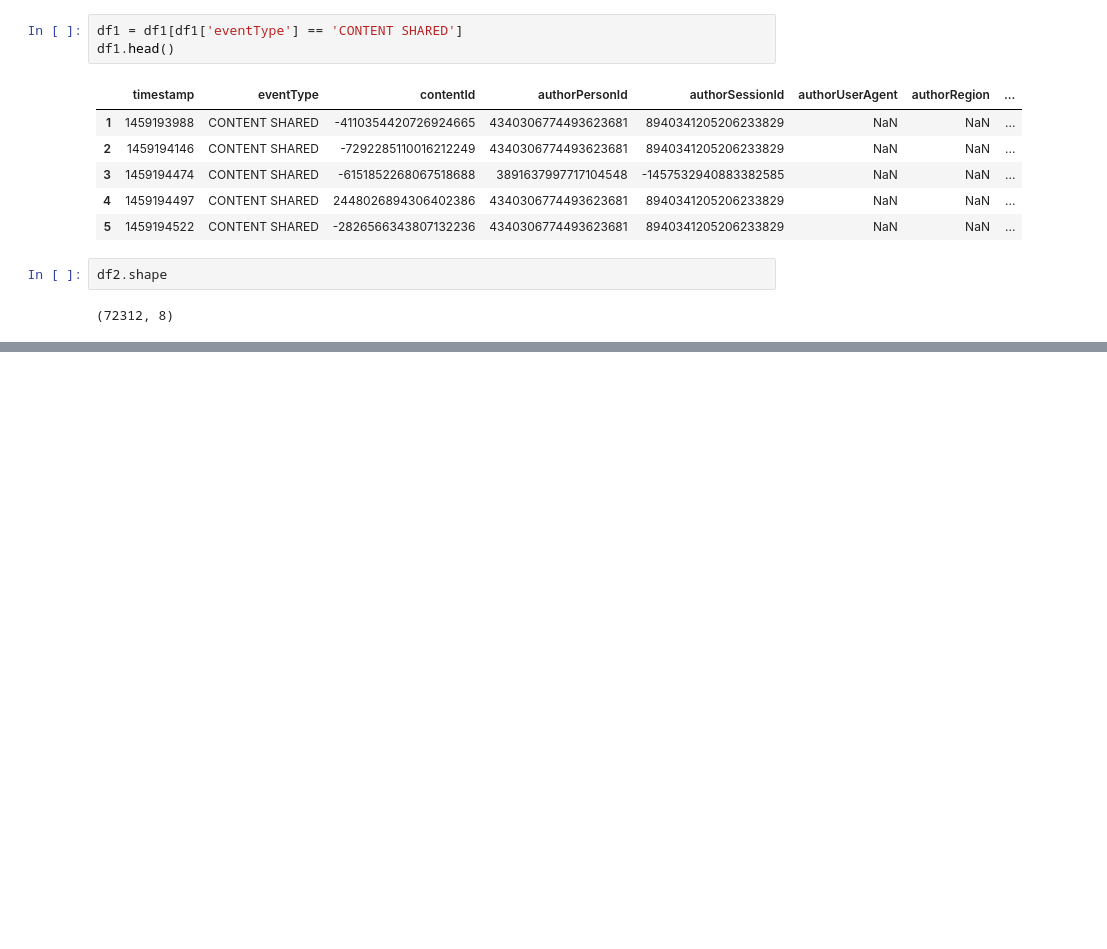
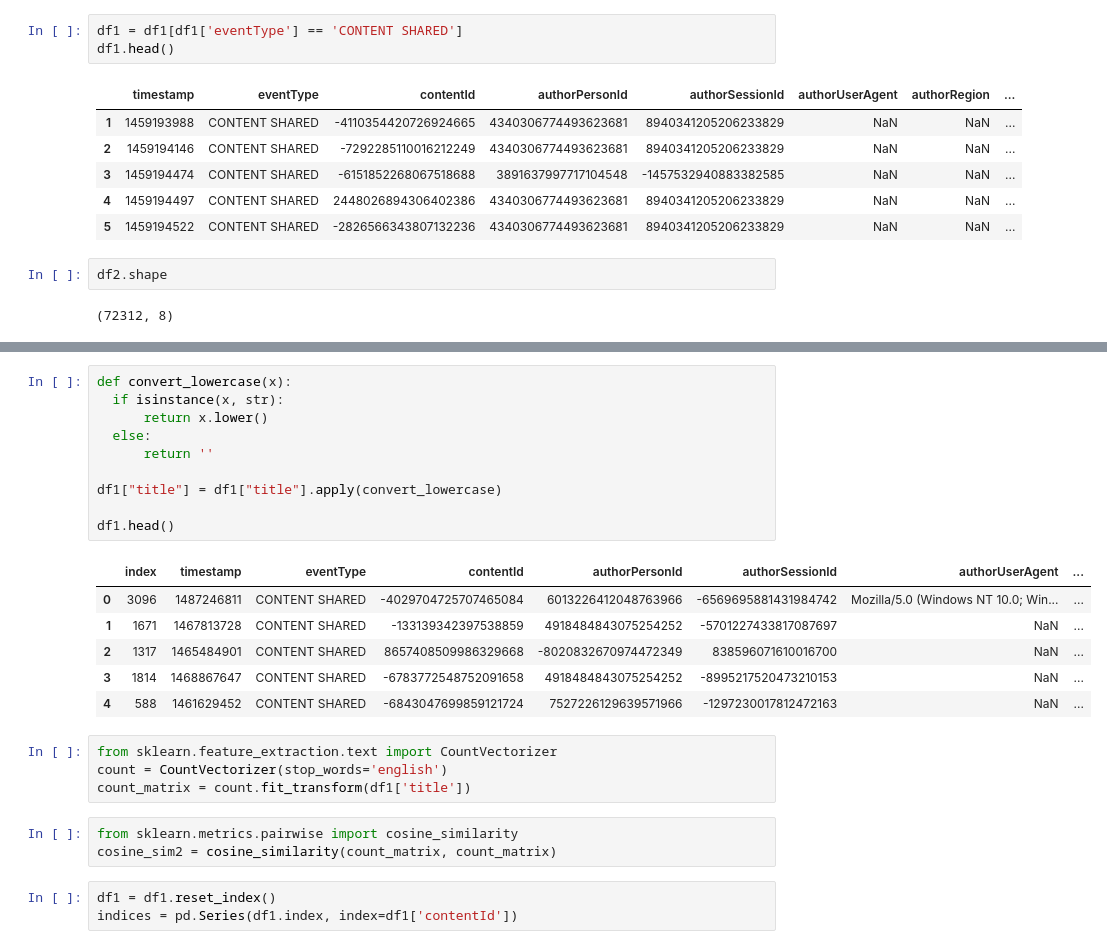
Before and after one commit to vatsalSingh123/PRO-139, a Jupyter notebook: P_138.ipynb, the cells around one changed output, grey strips where cells are left out. Drawn from its saved outputs; the diff is of its cells as text; blank space fills up the shorter version.

```diff
--- a/P_138.ipynb
+++ b/P_138.ipynb
@@ -113 +113,28 @@ df1.head()
 | 588 | 1461629452 | CONTENT SHARED | -6843047699859121724 | 7527226129639571966 | -1297230017812472163 | NaN | NaN | ... |
+# %%
+def convert_lowercase(x):
+  if isinstance(x, str):
+      return x.lower()
+  else:
+      return ''
+
+df1["title"] = df1["title"].apply(convert_lowercase)
+
+df1.head()
+# %% [output]
+|  | index | timestamp | eventType | contentId | authorPersonId | authorSessionId | authorUserAgent | ... |
+| 0 | 3096 | 1487246811 | CONTENT SHARED | -4029704725707465084 | 6013226412048763966 | -6569695881431984742 | Mozilla/5.0 (Windows NT 10.0; Win... | ... |
+| 1 | 1671 | 1467813728 | CONTENT SHARED | -133139342397538859 | 4918484843075254252 | -5701227433817087697 | NaN | ... |
+| 2 | 1317 | 1465484901 | CONTENT SHARED | 8657408509986329668 | -8020832670974472349 | 838596071610016700 | NaN | ... |
+| 3 | 1814 | 1468867647 | CONTENT SHARED | -6783772548752091658 | 4918484843075254252 | -8995217520473210153 | NaN | ... |
+| 4 | 588 | 1461629452 | CONTENT SHARED | -6843047699859121724 | 7527226129639571966 | -1297230017812472163 | NaN | ... |
+# %%
+from sklearn.feature_extraction.text import CountVectorizer
+count = CountVectorizer(stop_words='english')
+count_matrix = count.fit_transform(df1['title'])
+# %%
+from sklearn.metrics.pairwise import cosine_similarity
+cosine_sim2 = cosine_similarity(count_matrix, count_matrix)
+# %%
+df1 = df1.reset_index()
+indices = pd.Series(df1.index, index=df1['contentId'])
```
Also changed, not shown: parts of 6 cells of this notebook.
